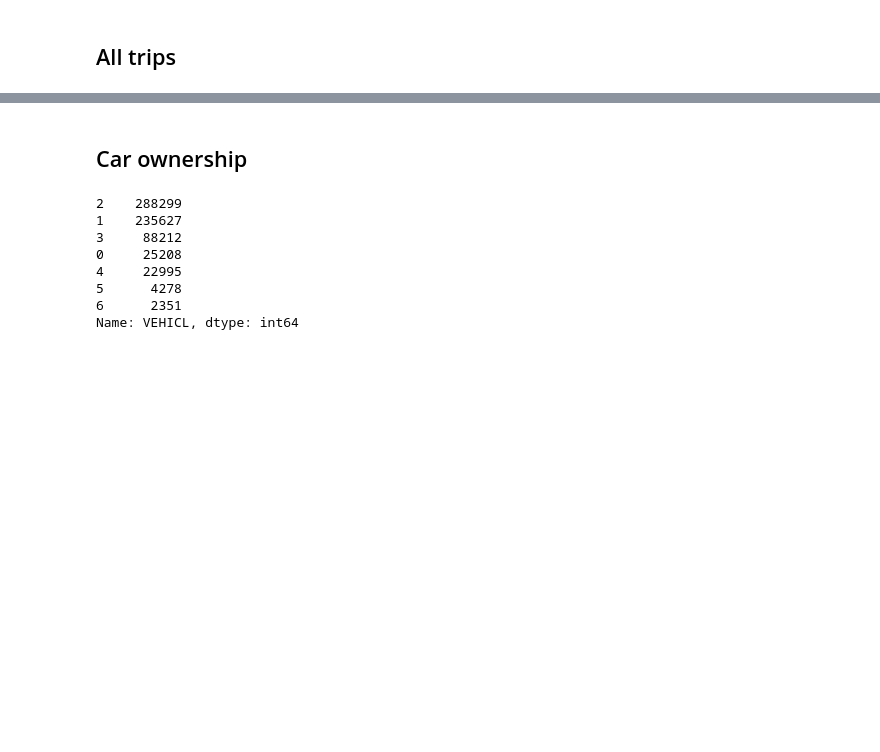
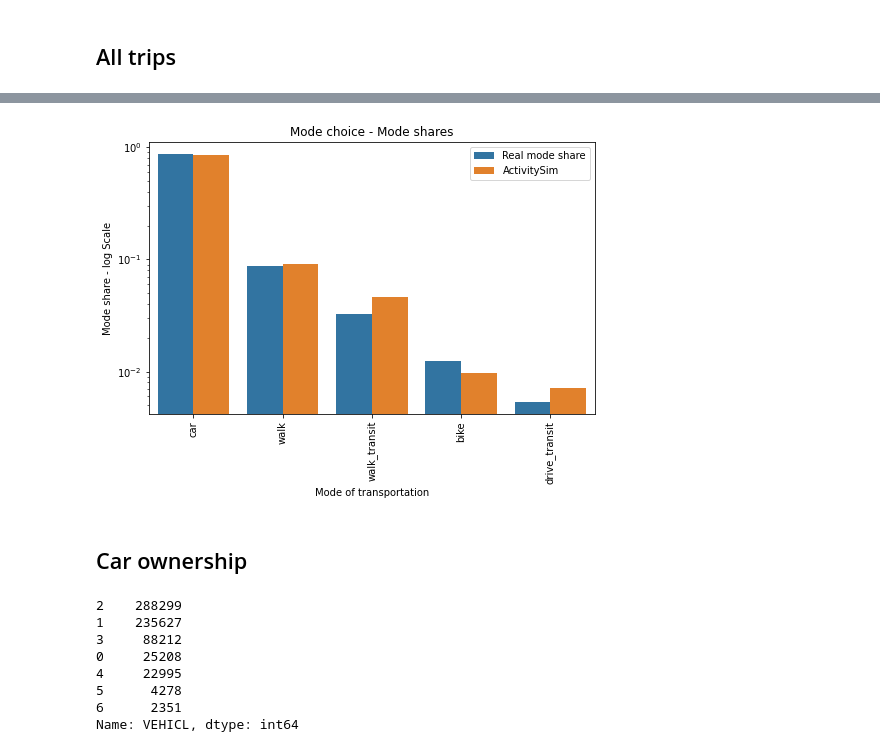
Before and after one commit to annitodd/activitysim, a Jupyter notebook: austin_mp/validation_results.ipynb, the cells around one changed output, grey strips where cells are left out. Drawn from its saved outputs; the diff is of its cells as text; code cells hidden in the pictures; blank space fills up the shorter version.

```diff
--- a/austin_mp/validation_results.ipynb
+++ b/austin_mp/validation_results.ipynb
@@ -213,8 +248,4 @@ modes_asim = {'WALK_LRF': 'walk_transit',
               'SHARED3PAY':'car'}
 
 tours['asim_mode'] = tours.tour_mode.replace(modes_asim)
-
-mode_share_asim = pd.DataFrame(tours.groupby('asim_mode')['person_id'].count())
-mode_share_asim['total'] = mode_share_asim['person_id'].sum()
-mode_share_asim['mode_share'] = mode_share_asim['person_id']/mode_share_asim['total']
-mode_share_asim.reset_index(inplace = True)
+trips['asim_mode'] = trips.trip_mode.replace(modes_asim)
@@ -276,3 +257,8 @@ shares3 =[0.8549406 , 0.06613669, 0.05700813, 0.01193967, 0.00997491]
+# %%
+#Trips
+asim = mode_choice_validation(tour_mode = trips['asim_mode'])
+# %% [output]
+[figure, added]
 # %%
 # def plot_tour_mode_share(tour_mode):
 #     pct = tour_mode.value_counts()/tour_mode.count()
```
Also changed, not shown: parts of 8 cells of this notebook, 8 other files.
